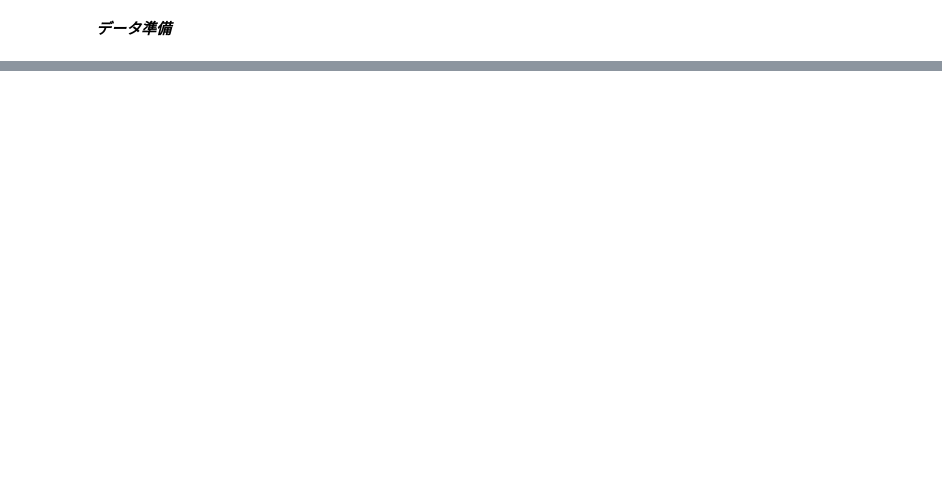
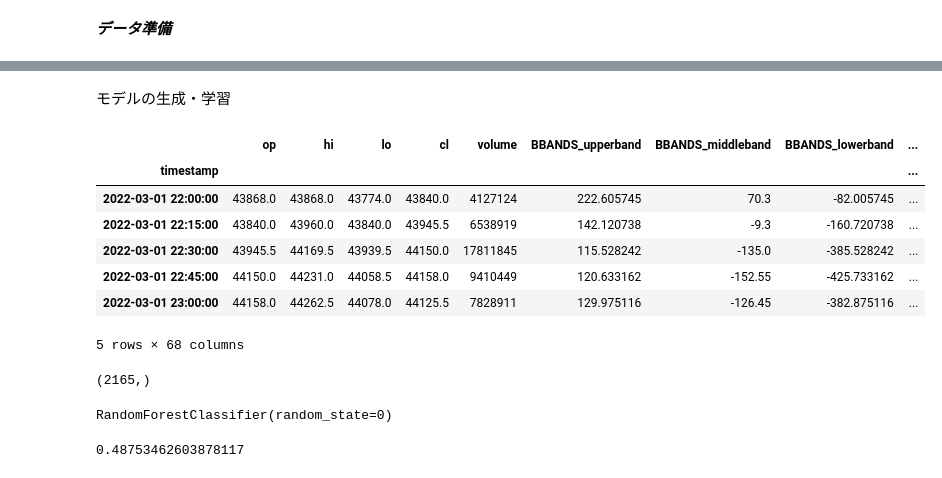
Before and after one commit to CosmoMax10/robin_mlbot_practice, a Jupyter notebook: data_backtesting_practice.ipynb, the cells around one changed output, grey strips where cells are left out. Drawn from its saved outputs; the diff is of its cells as text; code cells hidden in the pictures; blank space fills up the shorter version.

```diff
--- a/data_backtesting_practice.ipynb
+++ b/data_backtesting_practice.ipynb
@@ -55,0 +216,30 @@ FileNotFoundError: [Errno 2] No such file or directory: './bybit_BTCUSD_2022_2_3
+# %% [markdown]
+モデルの生成・学習
+# %%
+df = pd.read_pickle('df_features.pkl')
+df = df.dropna()
+
+df.head()
+# %% [output]
+|  | op | hi | lo | cl | volume | BBANDS_upperband | BBANDS_middleband | BBANDS_lowerband | ... |
+| timestamp |  |  |  |  |  |  |  |  | ... |
+| 2022-03-01 22:00:00 | 43868.0 | 43868.0 | 43774.0 | 43840.0 | 4127124 | 222.605745 | 70.3 | -82.005745 | ... |
+| 2022-03-01 22:15:00 | 43840.0 | 43960.0 | 43840.0 | 43945.5 | 6538919 | 142.120738 | -9.3 | -160.720738 | ... |
+| 2022-03-01 22:30:00 | 43945.5 | 44169.5 | 43939.5 | 44150.0 | 17811845 | 115.528242 | -135.0 | -385.528242 | ... |
+| 2022-03-01 22:45:00 | 44150.0 | 44231.0 | 44058.5 | 44158.0 | 9410449 | 120.633162 | -152.55 | -425.733162 | ... |
+| 2022-03-01 23:00:00 | 44158.0 | 44262.5 | 44078.0 | 44125.5 | 7828911 | 129.975116 | -126.45 | -382.875116 | ... |
+5 rows × 68 columns
+# %%
+#データを訓練用と検証用に分ける
+from sklearn.model_selection import train_test_split
+X_train, X_test, y_train, y_test = train_test_split(df[features],df["target"])
+# %% [output]
+(2165,)
+# %%
+from sklearn.ensemble import RandomForestClassifier
+
+
+model = RandomForestClassifier(random_state=0)
+model.fit(X_train,y_train)
+# %% [output]
+RandomForestClassifier(random_state=0)
@@ -55,0 +248,4 @@ FileNotFoundError: [Errno 2] No such file or directory: './bybit_BTCUSD_2022_2_3
+# %%
+score
+# %% [output]
+0.48753462603878117
```
Also changed, not shown: parts of 10 cells of this notebook.
